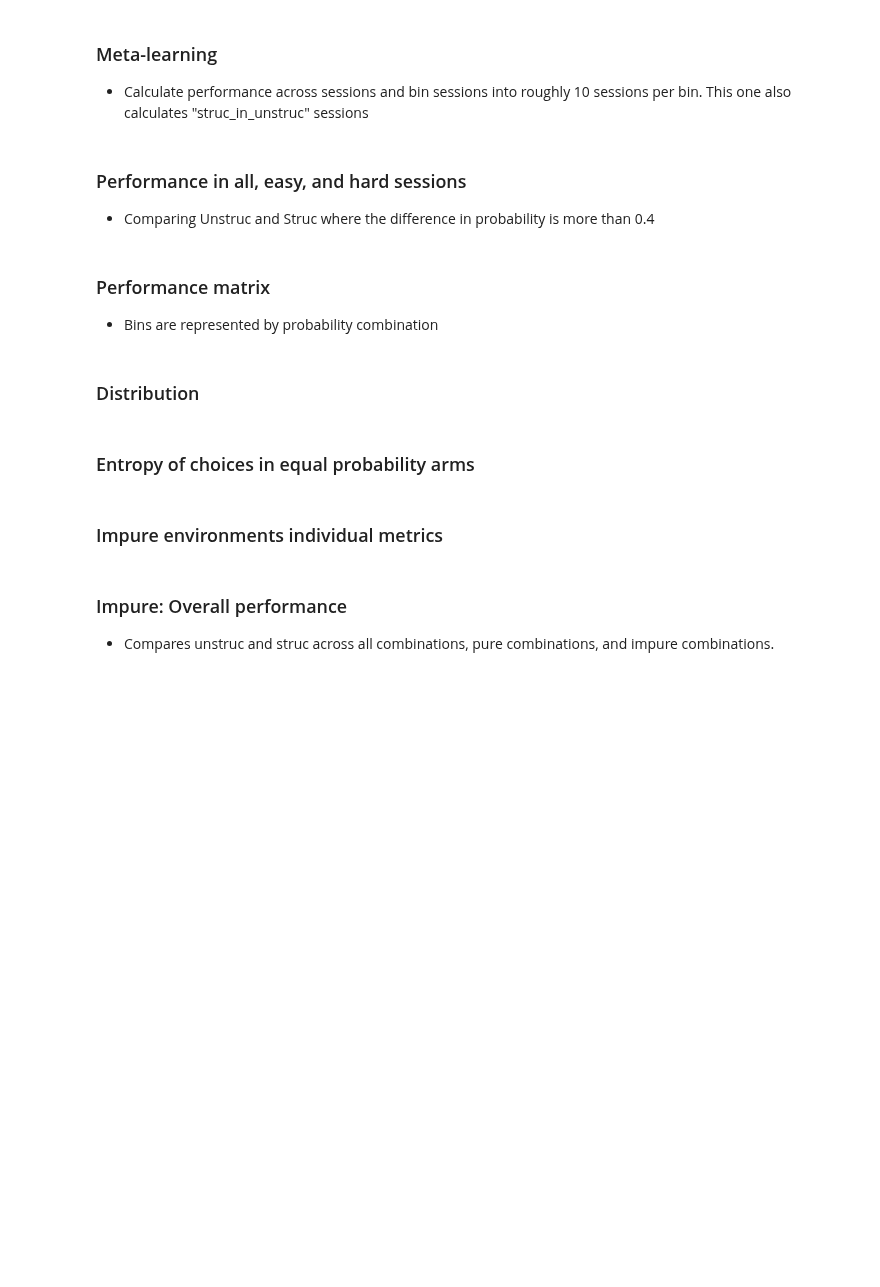
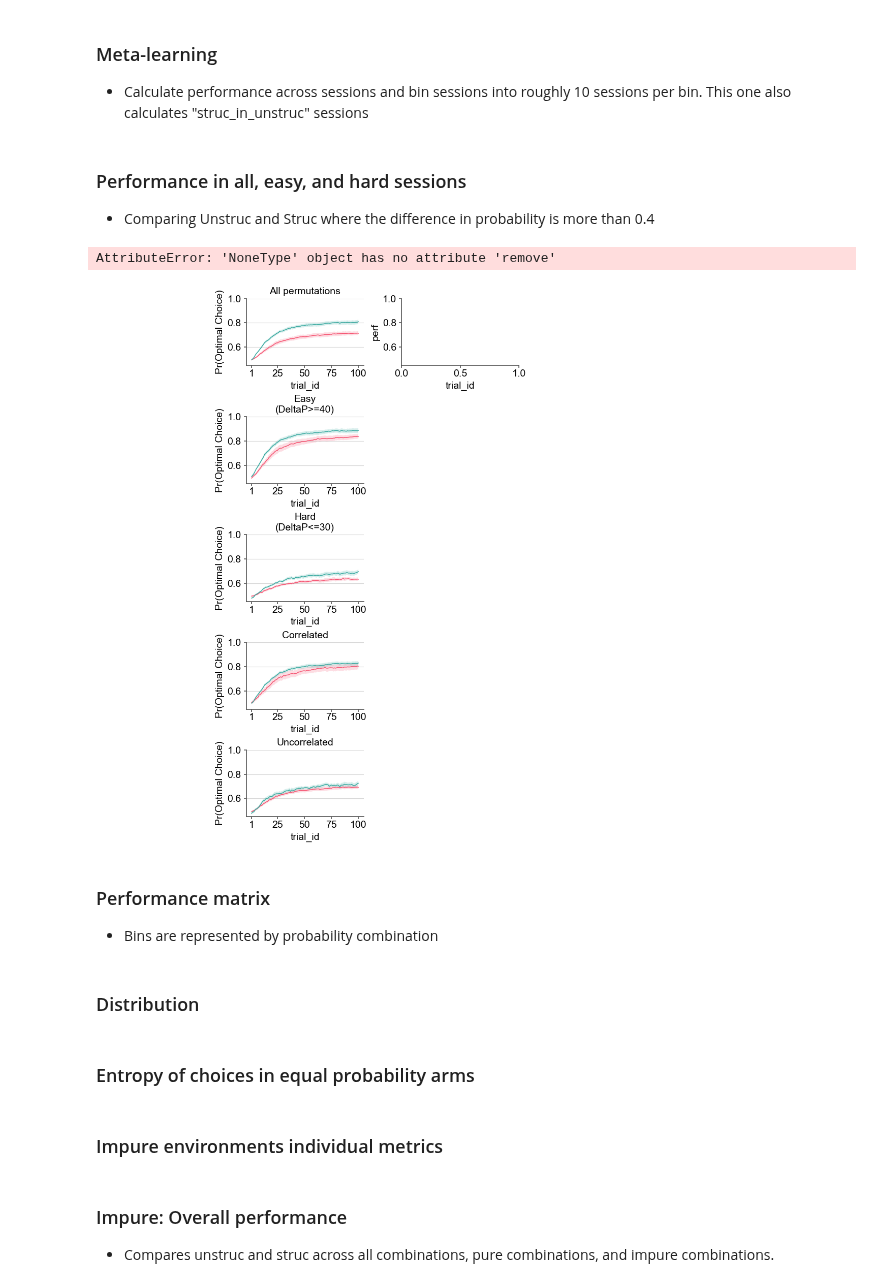
Before and after one commit to bapungiri/py_adlab_bg, a Jupyter notebook: mab_choice_performance1.ipynb, the cells around one changed output. Saved outputs shown, nothing was run; the diff lists cells and outputs as text; code cells hidden in the pictures; blank space fills up the shorter version.

```diff
--- a/mab_choice_performance1.ipynb
+++ b/mab_choice_performance1.ipynb
@@ -63,6 +63,11 @@ import pandas as pd
 import mab_subjects
 
 exps = (
+    mab_subjects.unstruc.p8020_good_intact_sess
+    + mab_subjects.struc.p8020_good_intact_sess
+    # mab_subjects.unstruc.p9505_intact_BGM8
+    # + mab_subjects.unstruc.p9505_intact_BGM9
+    # + mab_subjects.struc.p9505_intact_BGF7
     # mab_subjects.unstruc.p8020_lesion_mPFC_post_BGF2
     # + mab_subjects.struc.p8020_lesion_mPFC_post_BGM6
     # + mab_subjects.struc.p8020_lesion_mPFC_post_BGF0
@@ -77,6 +82,12 @@ exps = (
     # + mab_subjects.unstruc_rnn.p9505_good_rnn_sess
     # + mab_subjects.struc_rnn.p9505_good_rnn_sess
 )
+# exps = (
+#     mab_subjects.unstruc.p8020_lesion_mPFC_pre_post_sess
+#     + mab_subjects.struc.p8020_lesion_mPFC_pre_post_sess
+# )
+
+
 trial_filter = dict(min_trials=100, clip_max=100)
 
 perf_df = []
@@ -158,7 +169,7 @@ df = mab_subjects.GroupData().perf_difficulty_level.latest
 # Filter for animal data
 animal_df = df[
     (df["dataset"] != "RNNdataset")
-    & (df["lesion"] == "lesion_mPFC_post")
+    & (df["lesion"] == "intact")
     & (df["paradigm"] == "8020")
 ]
 
@@ -167,7 +178,7 @@ rnn_df = df[(df["dataset"] == "RNNdataset") & (df["paradigm"] == "8020")]
 
 palette = Palette2Arm().as_dict()
 
-fig = plotting.Fig(5, 4, fontsize=14)
+fig = plotting.Fig(5, 3, fontsize=14)
 hue_order = ["unstruc", "struc"]
 linestyles = ["-", "--", ":"]
 titles = [
@@ -181,34 +192,37 @@ titles = [
 for d, df in enumerate([animal_df, rnn_df]):
     for i, y in enumerate(
         ["perf", "perf_easy", "perf_hard", "perf_corr", "perf_uncorr"]
     ):
 
         ax = fig.subplot(fig.gs[i, d + 1])
         plot_kw = dict(data=df, x="trial_id", y=y, hue="group", ax=ax)
         sns.lineplot(
             palette=palette,
             lw=1.1,
             # ls=linestyles[i],
             ls="-",
             err_kws=dict(edgecolor="none"),
             errorbar="se",
             # style="name",
             **plot_kw,
         )
         ax.set_ylim(0.45, 1)
         ax.legend_.remove()
         # fix_legend(ax, only_labels=True, fw="bold", fs=10)
         ax.grid(axis="y", zorder=-1, alpha=0.5)
         ax.set_ylabel("Pr(Optimal Choice)")
         ax.set_xticks([1, 25, 50, 75, 100])
         ax.set_title(titles[i])
 
 fig.fig.suptitle(
     "Animal (left) vs RNN (right) Performance", fontsize=12, fontweight="bold"
 )
-figpath = mab_subjects.figpath / "tst"
+figpath = mab_subjects.figpath / "cns_symposium_2026"
 
 fig.savefig(figpath)
+# %% [output]
+AttributeError: 'NoneType' object has no attribute 'remove'
+[figure, added]
 # %% [markdown]
 ### Performance matrix
 - Bins are represented by probability combination
```
Also changed, not shown: parts of 3 cells of this notebook, 8 other files.
